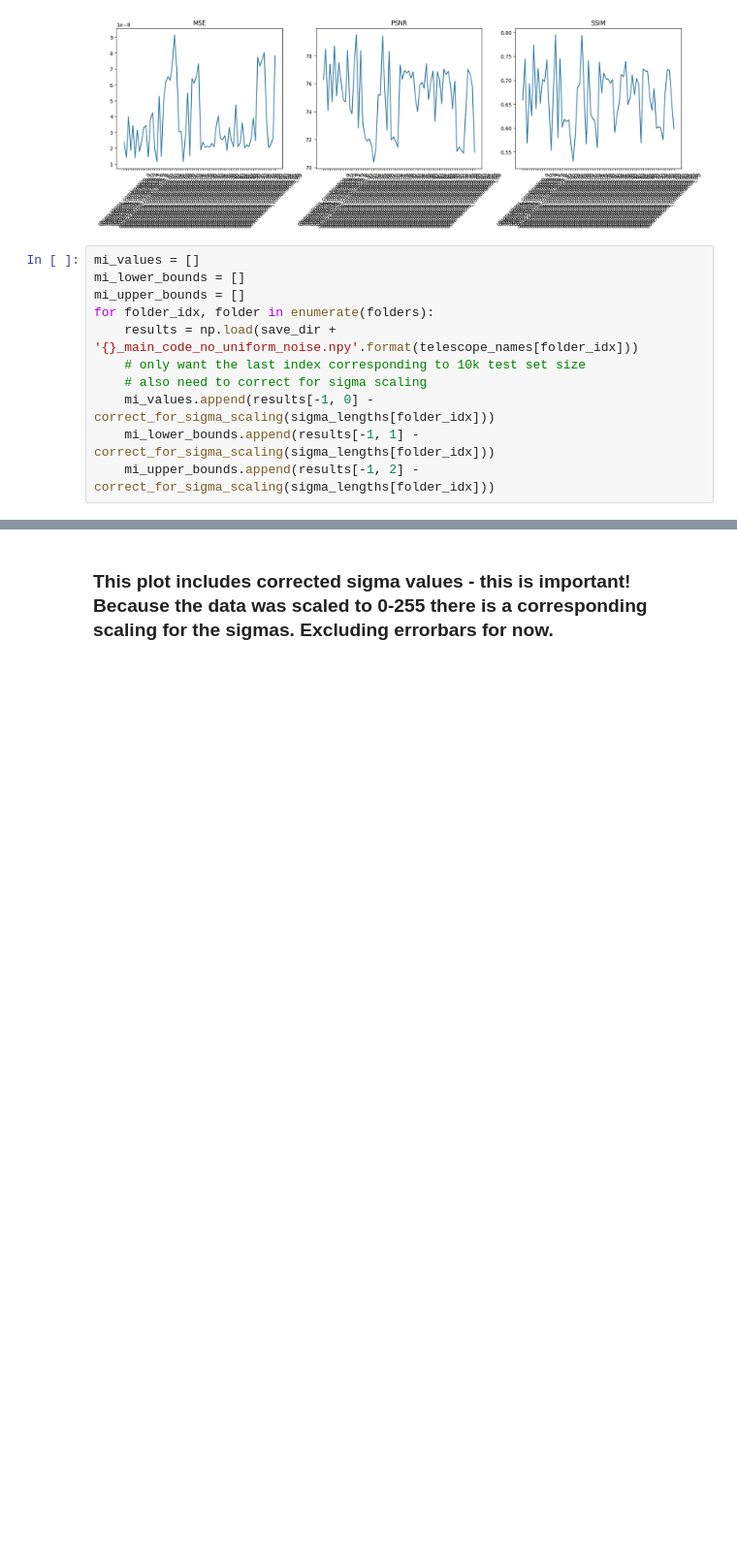
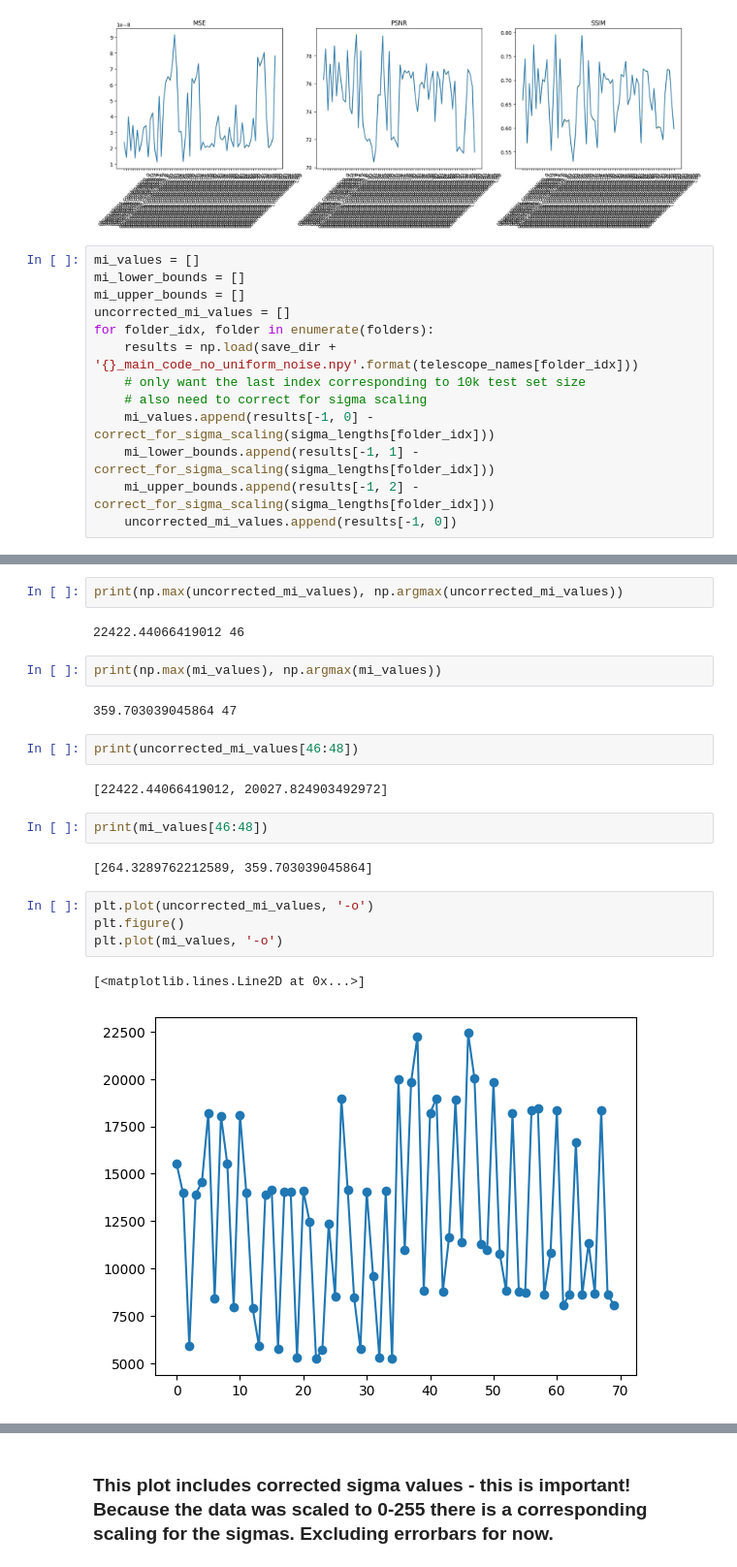
Before and after one commit to Waller-Lab/EncodingInformation, a Jupyter notebook: radio_astronomy/2024_10_15_mi_vs_reconstruction.ipynb, the cells around one changed output, grey strips where cells are left out. Shown at 97% size. Saved outputs shown, nothing was run; the diff lists cells and outputs as text; blank space fills up the shorter version.

```diff
--- a/radio_astronomy/2024_10_15_mi_vs_reconstruction.ipynb
+++ b/radio_astronomy/2024_10_15_mi_vs_reconstruction.ipynb
@@ -109,6 +107,7 @@ Text(0.5, 1.0, 'SSIM')
 mi_values = []
 mi_lower_bounds = []
 mi_upper_bounds = []
+uncorrected_mi_values = []
 for folder_idx, folder in enumerate(folders):
     results = np.load(save_dir + '{}_main_code_no_uniform_noise.npy'.format(telescope_names[folder_idx]))
     # only want the last index corresponding to 10k test set size
@@ -116,3 +115,4 @@ for folder_idx, folder in enumerate(folders):
     mi_values.append(results[-1, 0] - correct_for_sigma_scaling(sigma_lengths[folder_idx]))
     mi_lower_bounds.append(results[-1, 1] - correct_for_sigma_scaling(sigma_lengths[folder_idx]))
     mi_upper_bounds.append(results[-1, 2] - correct_for_sigma_scaling(sigma_lengths[folder_idx]))
+    uncorrected_mi_values.append(results[-1, 0])
@@ -118,0 +121,23 @@ for folder_idx, folder in enumerate(folders):
+# %%
+print(np.max(uncorrected_mi_values), np.argmax(uncorrected_mi_values))
+# %% [output]
+22422.44066419012 46
+# %%
+print(np.max(mi_values), np.argmax(mi_values))
+# %% [output]
+359.703039045864 47
+# %%
+print(uncorrected_mi_values[46:48])
+# %% [output]
+[22422.44066419012, 20027.824903492972]
+# %%
+print(mi_values[46:48])
+# %% [output]
+[264.3289762212589, 359.703039045864]
+# %%
+plt.plot(uncorrected_mi_values, '-o')
+plt.figure()
+plt.plot(mi_values, '-o')
+# %% [output]
+[<matplotlib.lines.Line2D at 0x...>]
+[figure, added]
```
Also changed, not shown: parts of 3 cells of this notebook, 4 other files.
